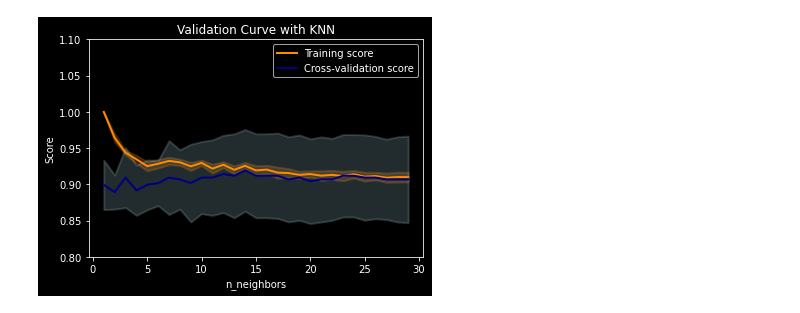
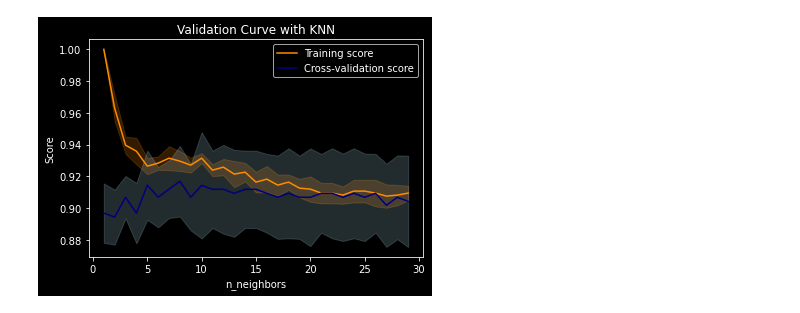
Before and after one commit to franneck94/UdemyML, a Jupyter notebook: Chapter8_MetricsAndEvaluation/ValidationCurve/ValidationCurve.ipynb, the cells around one changed output. Drawn from its saved outputs; the diff is of its cells as text; code cells hidden in the pictures.

```diff
--- a/Chapter8_MetricsAndEvaluation/ValidationCurve/ValidationCurve.ipynb
+++ b/Chapter8_MetricsAndEvaluation/ValidationCurve/ValidationCurve.ipynb
@@ -22,7 +22,7 @@ train_scores, test_scores = validation_curve(
     y_train,
     param_name="n_neighbors",
     param_range=param_range,
-    cv=10,
+    cv=5,
     scoring="accuracy",
     n_jobs=-1
 )
@@ -34,40 +34,34 @@ test_scores_std = np.std(test_scores, axis=1)
 # %%
 plt.title("Validation Curve with KNN")
 plt.xlabel("n_neighbors")
 plt.ylabel("Score")
-plt.ylim(0.8, 1.1)
-lw = 2
 plt.plot(
     param_range,
     train_scores_mean,
     label="Training score",
-    color="darkorange",
-    lw=lw
+    color="darkorange"
 )
 plt.fill_between(
     param_range,
     train_scores_mean - train_scores_std,
     train_scores_mean + train_scores_std,
     alpha=0.2,
-    color="darkorange",
-    lw=lw
+    color="darkorange"
 )
 plt.plot(
     param_range,
     test_scores_mean,
     label="Cross-validation score",
-    color="navy",
-    lw=lw)
-
+    color="navy"
+)
 plt.fill_between(
     param_range,
     test_scores_mean - test_scores_std,
     test_scores_mean + test_scores_std,
     alpha=0.2,
-    color="lightblue",
-    lw=lw
+    color="lightblue"
 )
 plt.legend(loc="best")
 plt.show()
 # %% [output]
-[figure, old version]
+[figure, new version]
```
Also changed, not shown: 4 other files.
